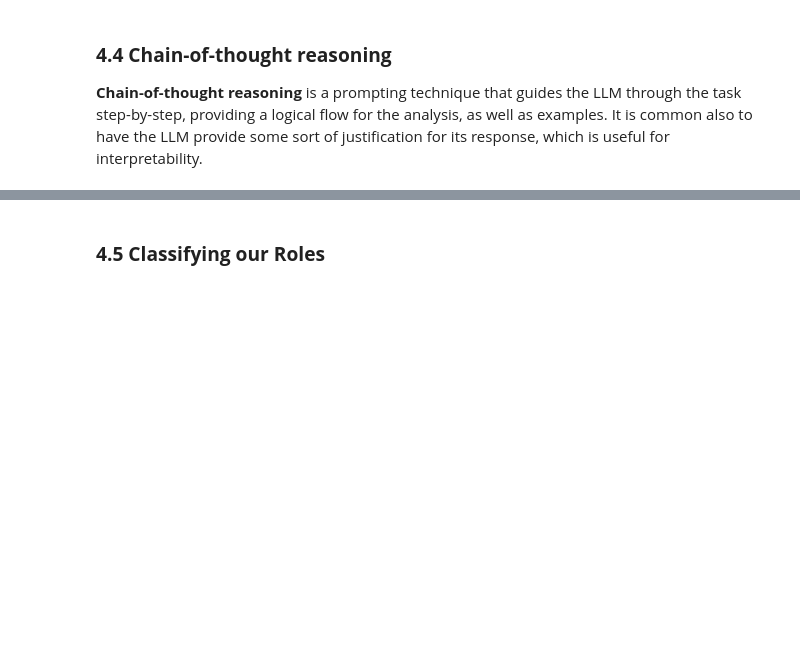
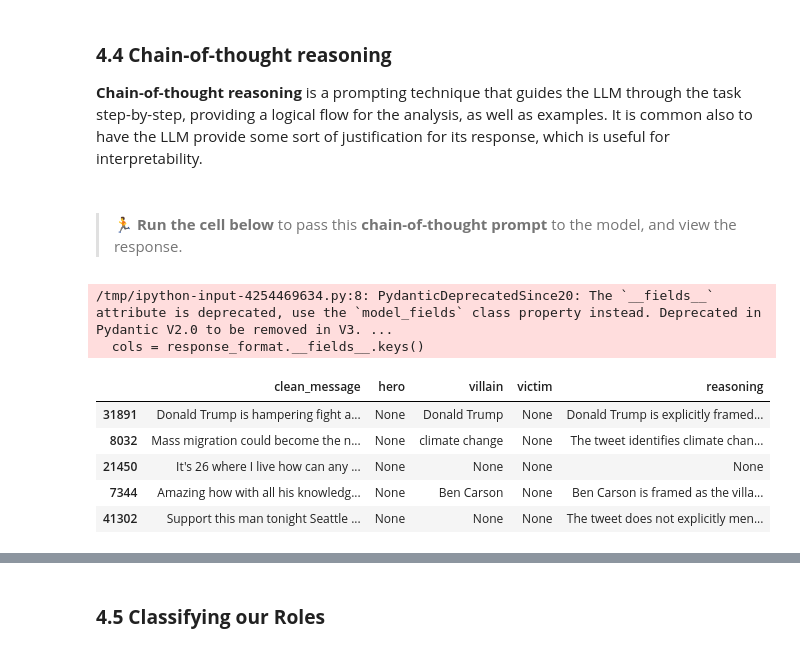
Before and after one commit to Fonzzy1/LLM-Workshop, a Jupyter notebook: workshop.ipynb, the cells around one changed output, grey strips where cells are left out. Drawn from its saved outputs; the diff is of its cells as text; code cells hidden in the pictures; blank space fills up the shorter version.

```diff
--- a/workshop.ipynb
+++ b/workshop.ipynb
@@ -722,6 +720,25 @@ Extract from the text the names of entities (people, groups, organisations) that
 '''
+# %% [markdown]
+<br>
+
+> 🏃 **Run the cell below** to pass this **chain-of-thought prompt** to the model, and view the response.
 # %%
-response_format = ResponseFormat()
+class CoT_ResponseFormat(BaseModel):
+    hero: Optional[str] = None
+    victim: Optional[str] = None
+    villain: Optional[str] = None
+    reasoning: Optional[str] = None
+
+response_format = CoT_ResponseFormat()
 response_df_cot = query_llm_prompting(df_samp, mymodel, response_format, prompt=prompt_cot)
 
 response_df_cot[['clean_message', 'hero', 'villain', 'victim', 'reasoning']]
+# %% [output]
+/tmp/ipython-input-4254469634.py:8: PydanticDeprecatedSince20: The `__fields__` attribute is deprecated, use the `model_fields` class property instead. Deprecated in Pydantic V2.0 to be removed in V3. ...
+  cols = response_format.__fields__.keys()
+|  | clean_message | hero | villain | victim | reasoning |
+| 31891 | Donald Trump is hampering fight a... | None | Donald Trump | None | Donald Trump is explicitly framed... |
+| 8032 | Mass migration could become the n... | None | climate change | None | The tweet identifies climate chan... |
+| 21450 | It's 26 where I live how can any ... | None | None | None | None |
+| 7344 | Amazing how with all his knowledg... | None | Ben Carson | None | Ben Carson is framed as the villa... |
+| 41302 | Support this man tonight Seattle ... | None | None | None | The tweet does not explicitly men... |
```
Also changed, not shown: parts of 11 cells of this notebook.
